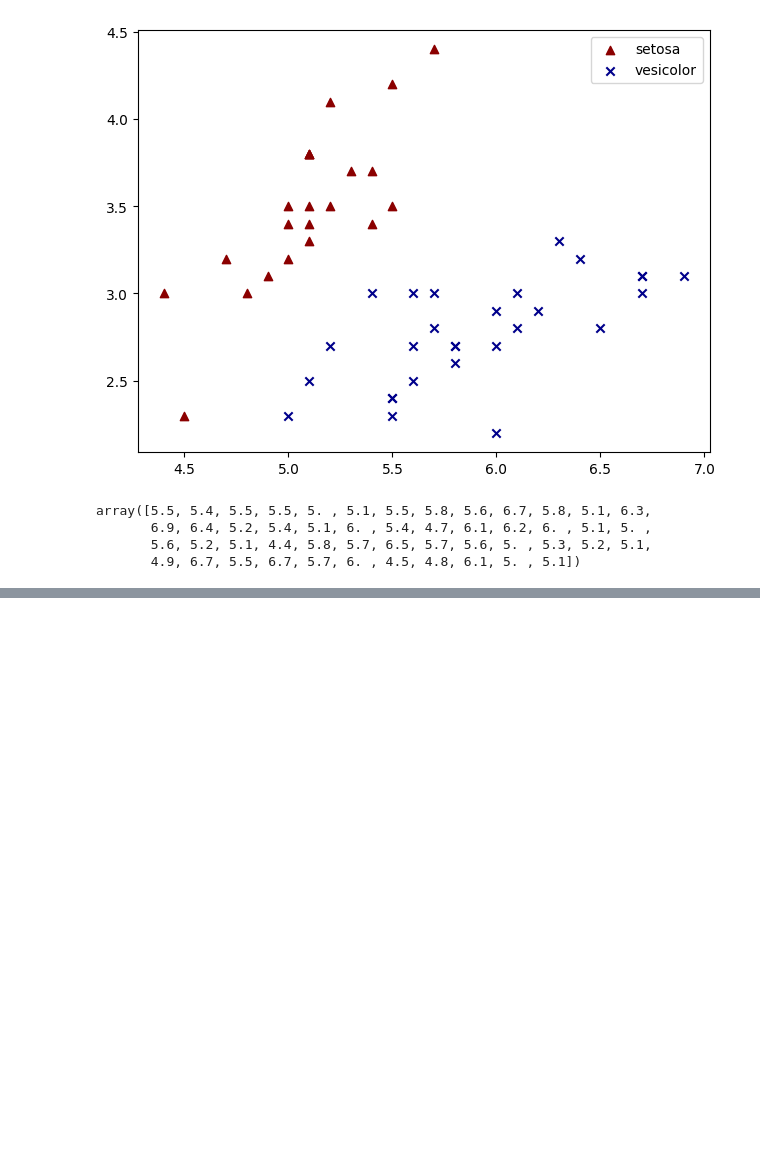
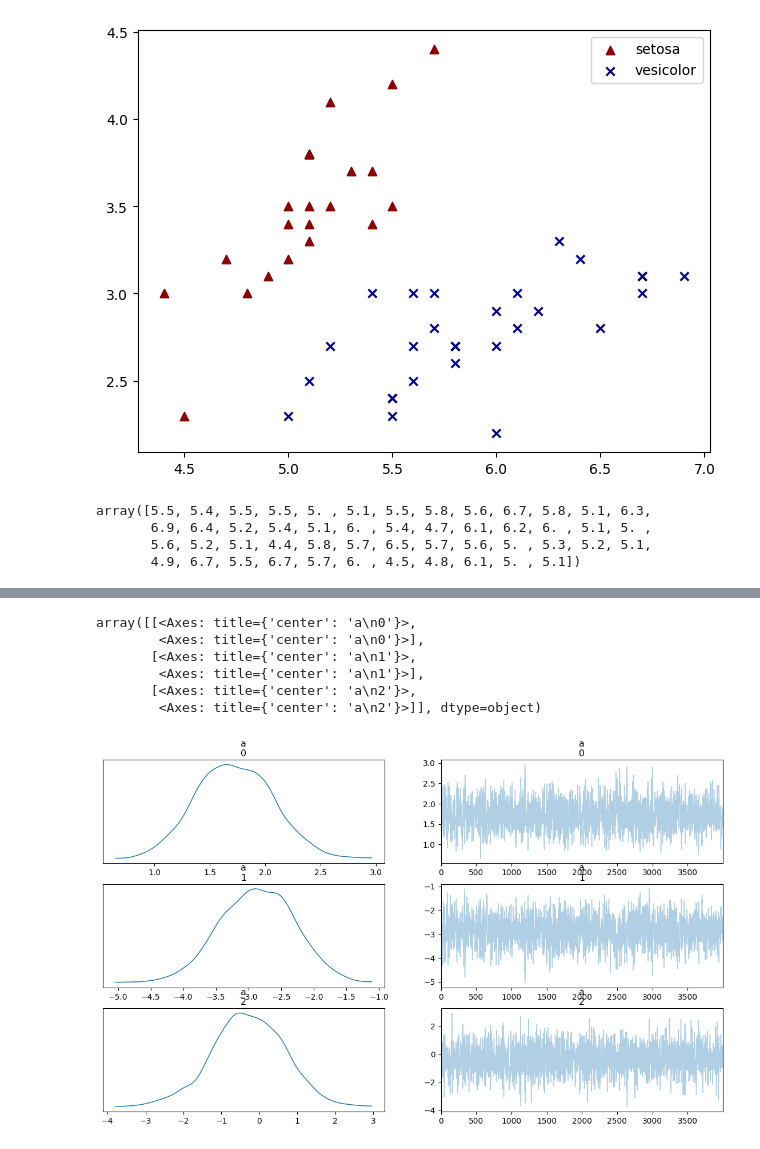
Before and after one commit to rallyfranky/my-first-repo, a Jupyter notebook: ベイズの訓練＠ロジスティック回帰.ipynb, the cells around one changed output, grey strips where cells are left out. Cells and saved outputs as stored; diff of their text form; code cells hidden in the pictures; blank space fills up the shorter version.

```diff
--- a/ベイズの訓練＠ロジスティック回帰.ipynb
+++ b/ベイズの訓練＠ロジスティック回帰.ipynb
@@ -155,2 +153,12 @@ array([[<Axes: title={'center': 'a'}>, <Axes: title={'center': 'a'}>],
+# %%
+ar.plot_trace(mcmc,compact=False,figsize=(14,8))
+# %% [output]
+array([[<Axes: title={'center': 'a\n0'}>,
+        <Axes: title={'center': 'a\n0'}>],
+       [<Axes: title={'center': 'a\n1'}>,
+        <Axes: title={'center': 'a\n1'}>],
+       [<Axes: title={'center': 'a\n2'}>,
+        <Axes: title={'center': 'a\n2'}>]], dtype=object)
+[figure, added]
 # %%
 mcmc_samples = mcmc.get_samples()
```
Also changed, not shown: parts of 10 cells of this notebook.
